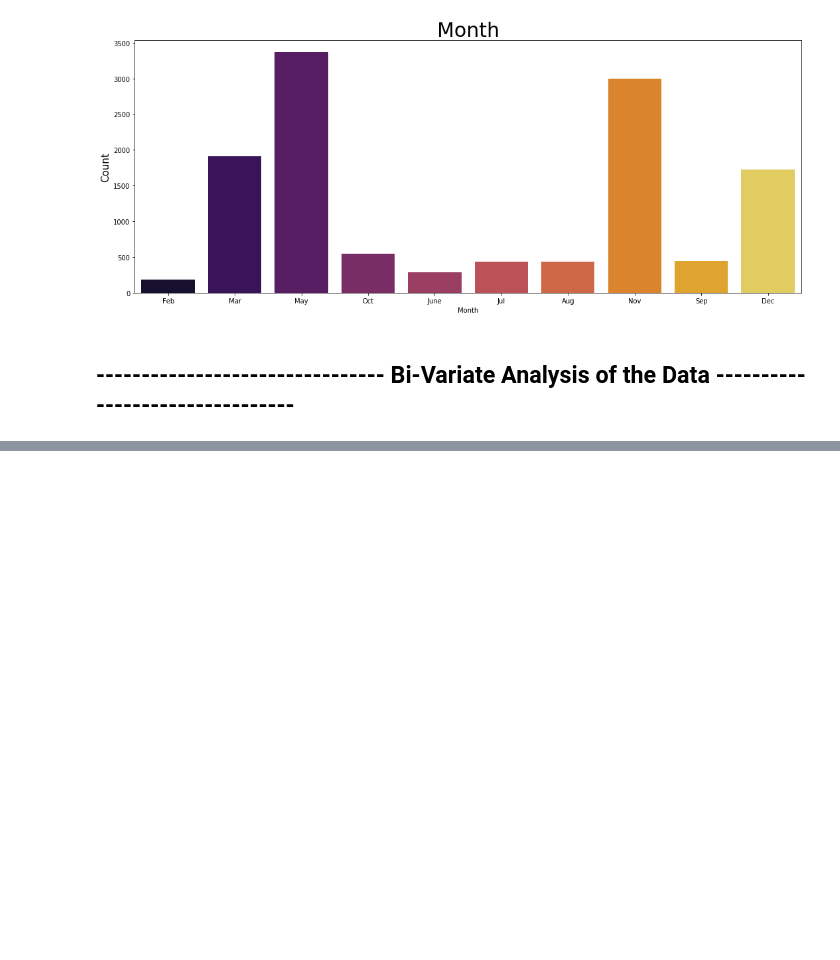
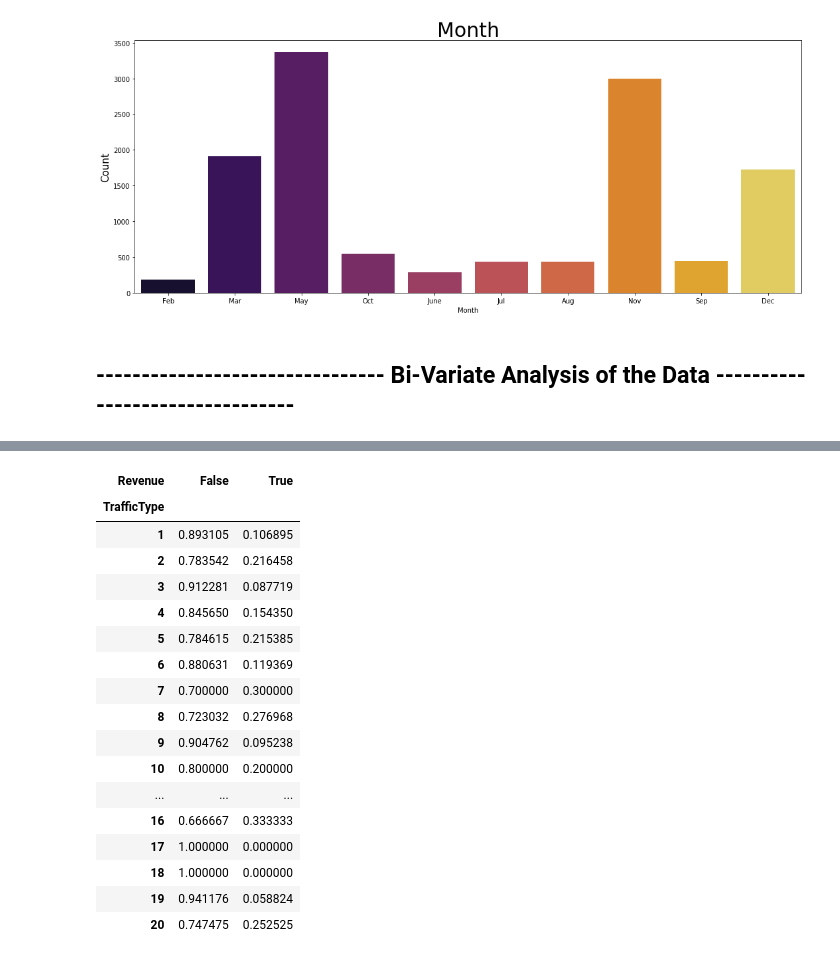
Before and after one commit to Shaila96/kaggle-dataset-analysis, a Jupyter notebook: OnlineShoppersIntention/EDA.ipynb, the cells around one changed output, grey strips where cells are left out. Drawn from its saved outputs; the diff is of its cells as text; code cells hidden in the pictures; blank space fills up the shorter version.

```diff
--- a/OnlineShoppersIntention/EDA.ipynb
+++ b/OnlineShoppersIntention/EDA.ipynb
@@ -167,3 +196,24 @@ plt.show()
+# %%
+temp_df.div(temp_df.sum(1).astype(float), axis = 0)
+# %% [output]
+| Revenue | False | True |
+| TrafficType |  |  |
+| 1 | 0.893105 | 0.106895 |
+| 2 | 0.783542 | 0.216458 |
+| 3 | 0.912281 | 0.087719 |
+| 4 | 0.845650 | 0.154350 |
+| 5 | 0.784615 | 0.215385 |
+| 6 | 0.880631 | 0.119369 |
+| 7 | 0.700000 | 0.300000 |
+| 8 | 0.723032 | 0.276968 |
+| 9 | 0.904762 | 0.095238 |
+| 10 | 0.800000 | 0.200000 |
+| ... | ... | ... |
+| 16 | 0.666667 | 0.333333 |
+| 17 | 1.000000 | 0.000000 |
+| 18 | 1.000000 | 0.000000 |
+| 19 | 0.941176 | 0.058824 |
+| 20 | 0.747475 | 0.252525 |
 # %%
 # Administrative             float64
 # Administrative_Duration    float64
```
Also changed, not shown: parts of 2 cells of this notebook.
